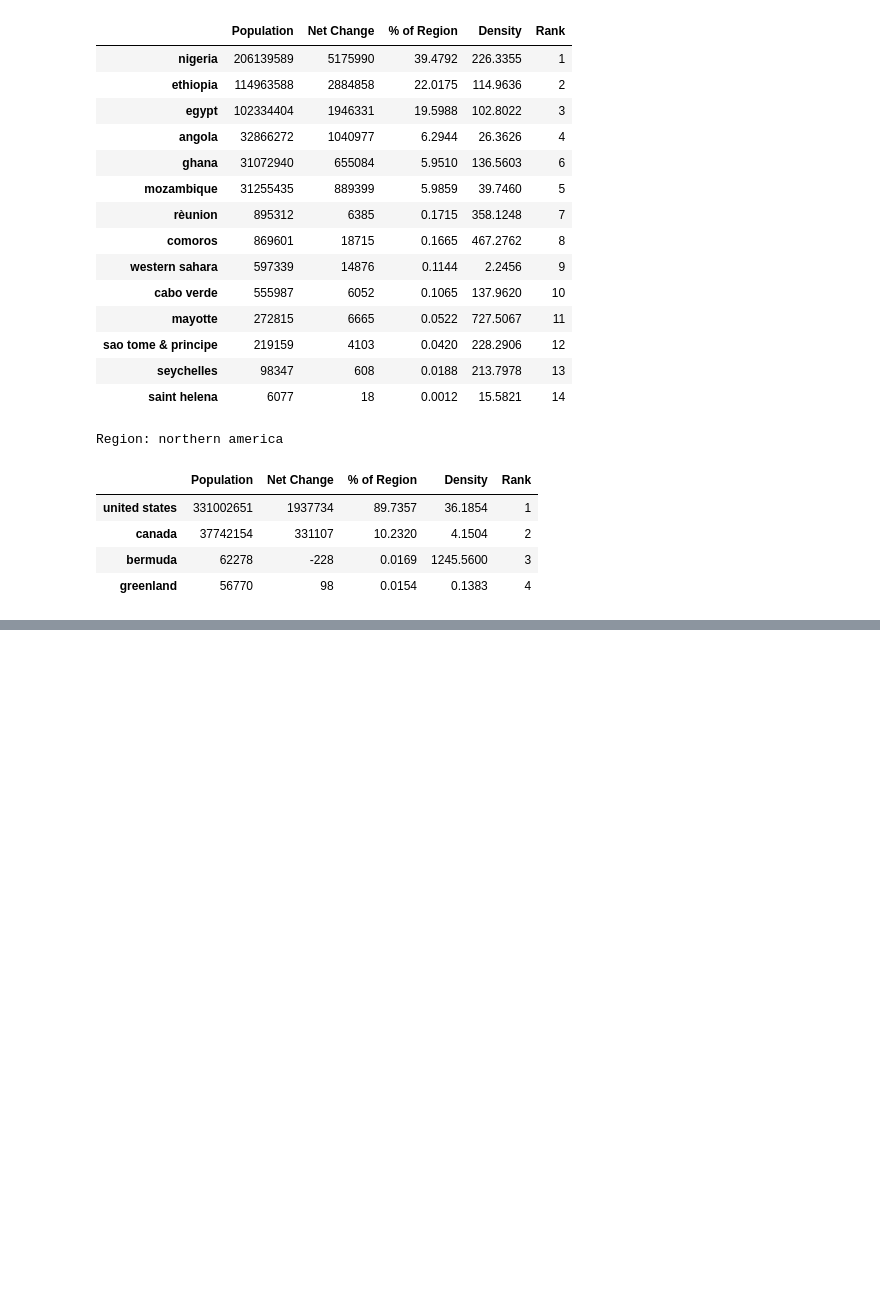
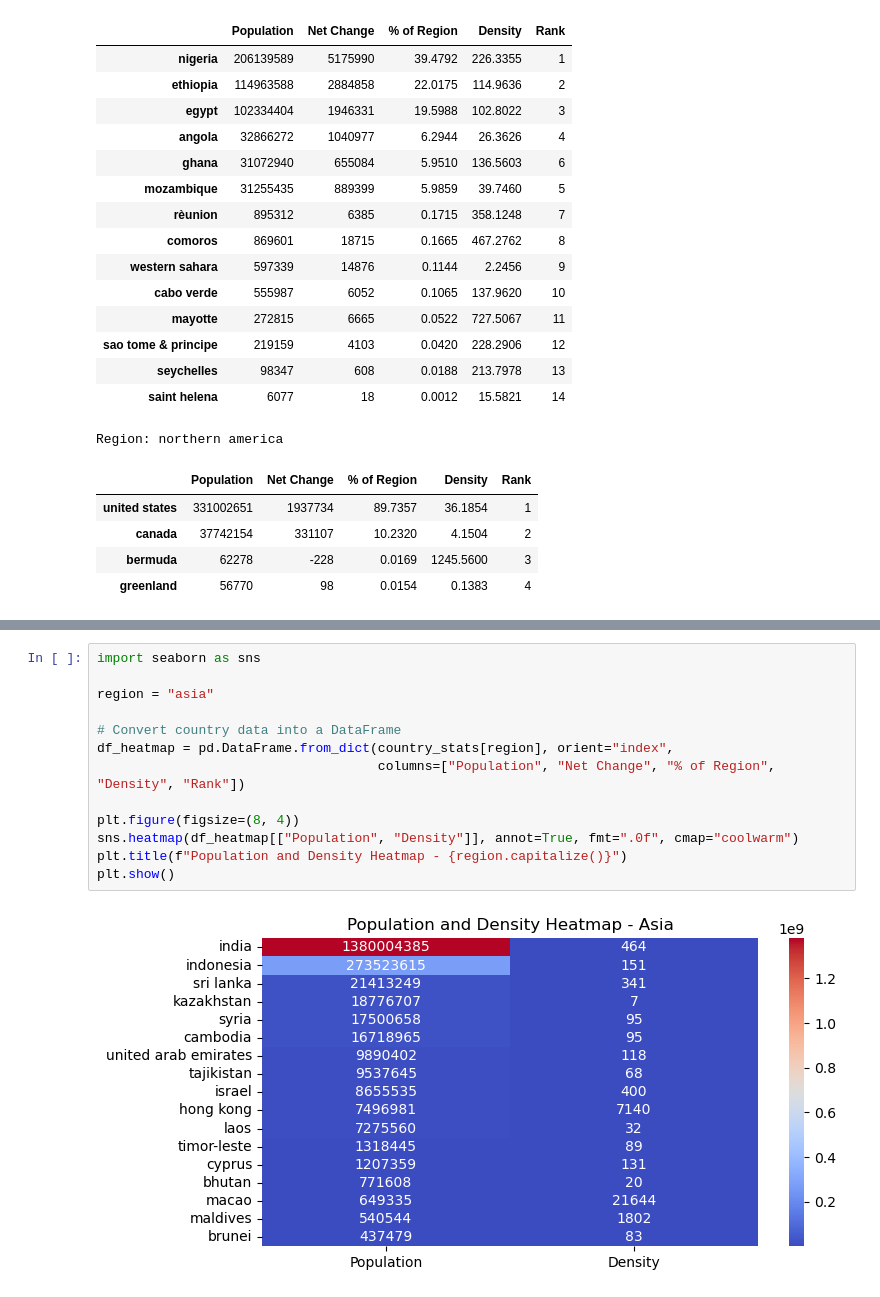
Before and after one commit to angelajacinto/Population-Analysis, a Jupyter notebook: population_analysis_demo.ipynb, the cells around one changed output, grey strips where cells are left out. Cells and saved outputs as stored; diff of their text form; blank space fills up the shorter version.

```diff
--- a/population_analysis_demo.ipynb
+++ b/population_analysis_demo.ipynb
@@ -136,0 +200,15 @@ Region: northern america
+# %%
+import seaborn as sns
+
+region = "asia"
+
+# Convert country data into a DataFrame
+df_heatmap = pd.DataFrame.from_dict(country_stats[region], orient="index",
+                                    columns=["Population", "Net Change", "% of Region", "Density", "Rank"])
+
+plt.figure(figsize=(8, 4))
+sns.heatmap(df_heatmap[["Population", "Density"]], annot=True, fmt=".0f", cmap="coolwarm")
+plt.title(f"Population and Density Heatmap - {region.capitalize()}")
+plt.show()
+# %% [output]
+[figure, added]
```
Also changed, not shown: parts of 8 cells of this notebook.
